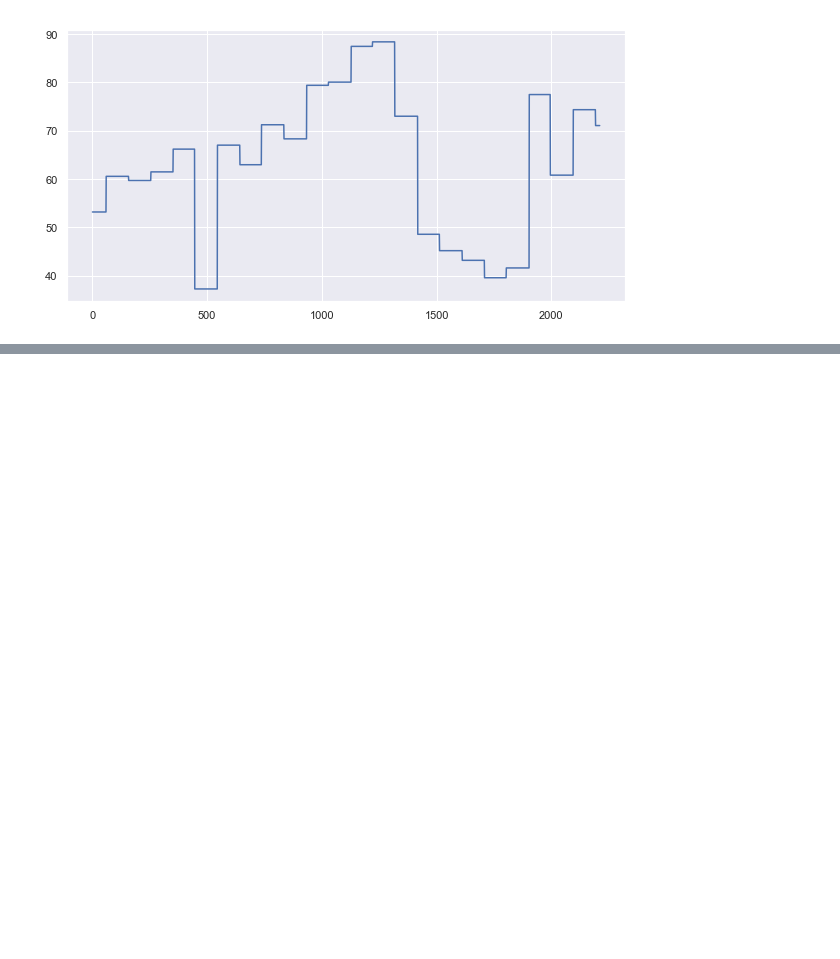
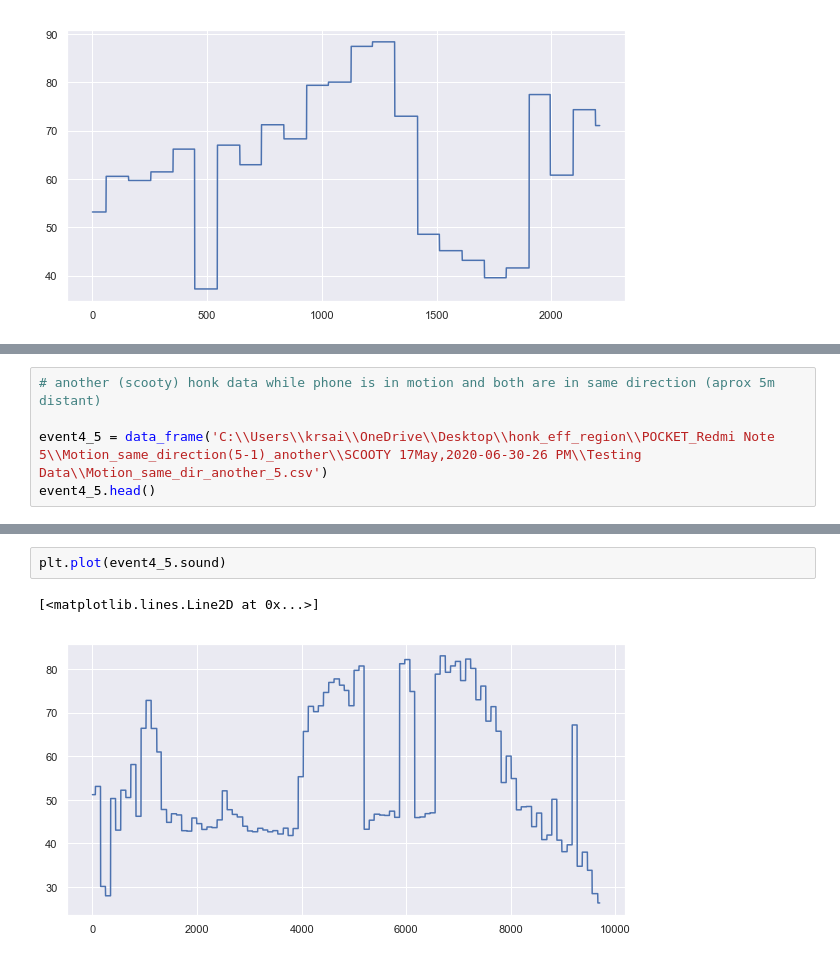
Before and after one commit to krsailesh-zz/driver_profiling_honk, a Jupyter notebook: honk_mi_note5.ipynb, the cells around one changed output, grey strips where cells are left out. Cells and saved outputs as stored; diff of their text form; blank space fills up the shorter version.

Commit message:
more plots added for effective region

```diff
--- a/honk_mi_note5.ipynb
+++ b/honk_mi_note5.ipynb
@@ -329,0 +338,5 @@ plt.plot(event3_1.sound)
+# %%
+# another (scooty) honk data while phone is in motion and both are in same direction (aprox 5m distant)
+
+event4_5 = data_frame('C:\\Users\\krsai\\OneDrive\\Desktop\\honk_eff_region\\POCKET_Redmi Note 5\\Motion_same_direction(5-1)_another\\SCOOTY 17May,2020-06-30-26 PM\\Testing Data\\Motion_same_dir_another_5.csv')
+event4_5.head()
@@ -329,0 +350,5 @@ plt.plot(event3_1.sound)
+# %%
+plt.plot(event4_5.sound)
+# %% [output]
+[<matplotlib.lines.Line2D at 0x...>]
+[figure, added]
```
Also changed, not shown: parts of 41 cells of this notebook.
